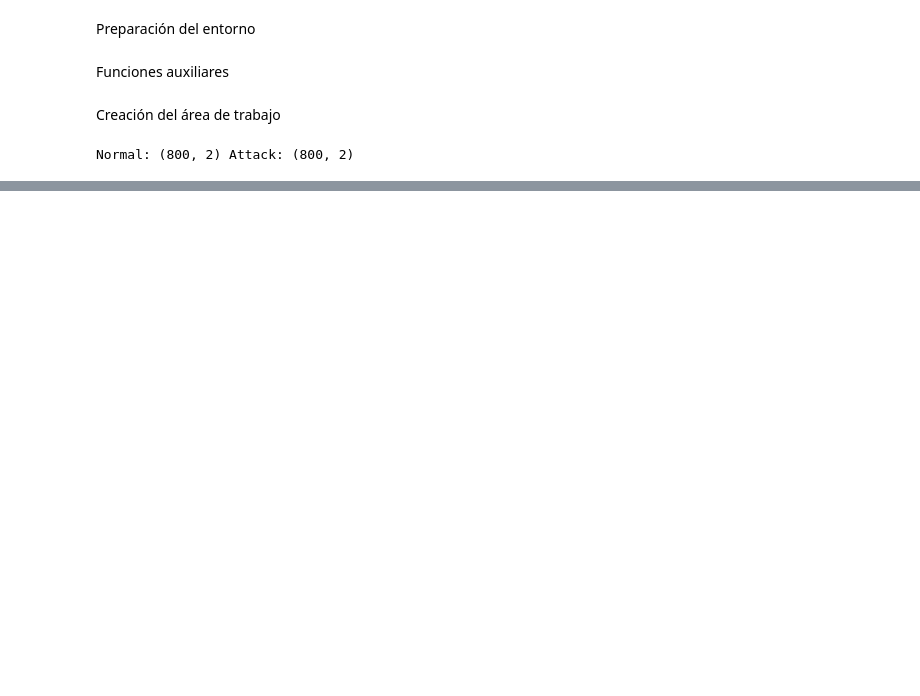
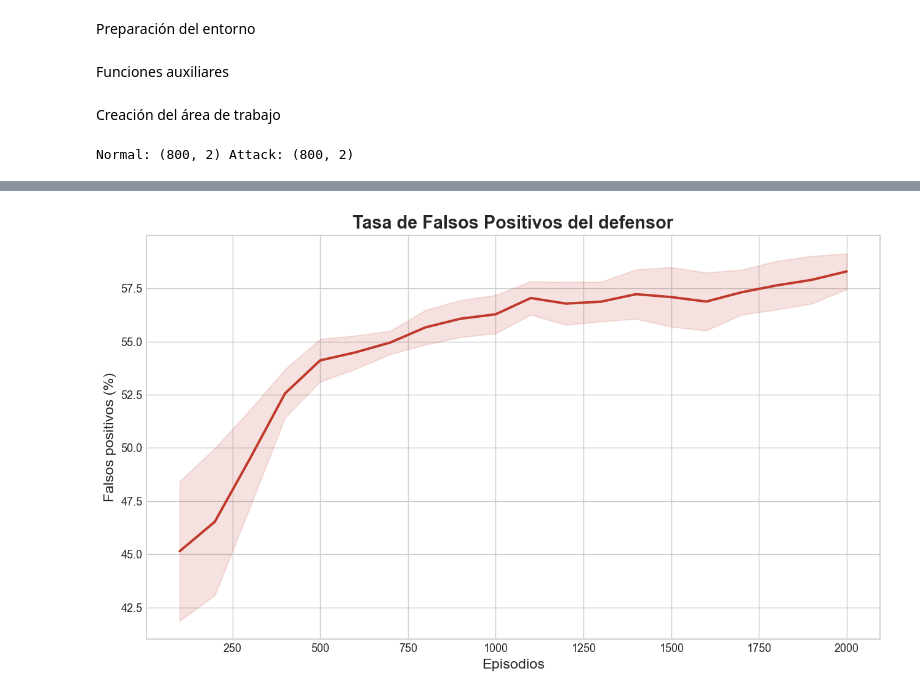
Before and after one commit to robertofdzb10/Tesis, a Jupyter notebook: notebooks/v2/09_train_defender.ipynb, the cells around one changed output, grey strips where cells are left out. Cells and saved outputs as stored; diff of their text form; code cells hidden in the pictures; blank space fills up the shorter version.

```diff
--- a/notebooks/v2/09_train_defender.ipynb
+++ b/notebooks/v2/09_train_defender.ipynb
@@ -218 +459,34 @@ defender_model.save("../../agents/v2/ppo_defender_threshold")
+# %%
+# Tasa de falsos positivos (FPR)
+false_positive_rate = np.array(defender_callback.history_false_positive_rate) * 100  # en %
+
+# Suavizado
+window = 5
+smooth_fpr = uniform_filter1d(false_positive_rate, size=window)
+
+# Desviación estándar local
+std_fpr = uniform_filter1d(np.abs(false_positive_rate - smooth_fpr), size=window)
+
+# Configuración del gráfico
+plt.figure(figsize=(10, 6), dpi=130)
+
+# Línea suavizada
+plt.plot(episodes, smooth_fpr, linewidth=2.2, color="#c0392b")
+
+# Banda difuminada
+plt.fill_between(
+    episodes,
+    smooth_fpr - std_fpr,
+    smooth_fpr + std_fpr,
+    color="#c0392b",
+    alpha=0.15
+)
+
+plt.title("Tasa de Falsos Positivos del defensor", fontsize=16, fontweight="bold")
+plt.xlabel("Episodios", fontsize=13)
+plt.ylabel("Falsos positivos (%)", fontsize=13)
+plt.tight_layout()
+plt.show()
+# %% [output]
+[figure, added]
 # %%
```
Also changed, not shown: parts of 14 cells of this notebook, 8 other files.
